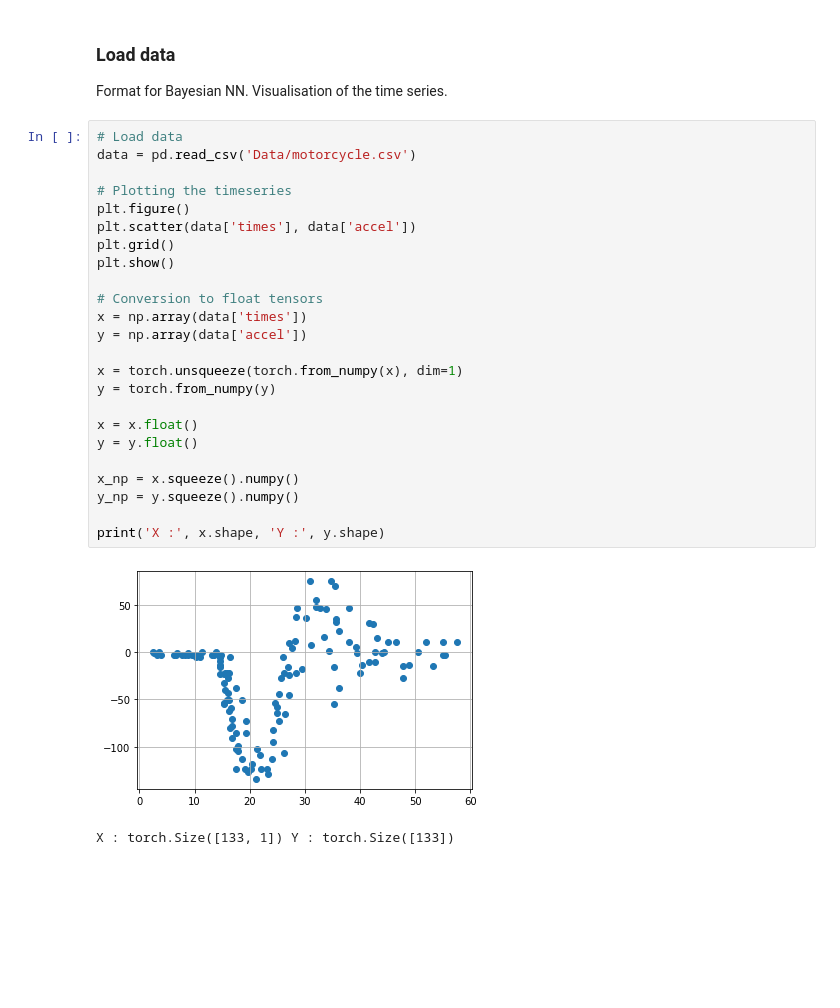
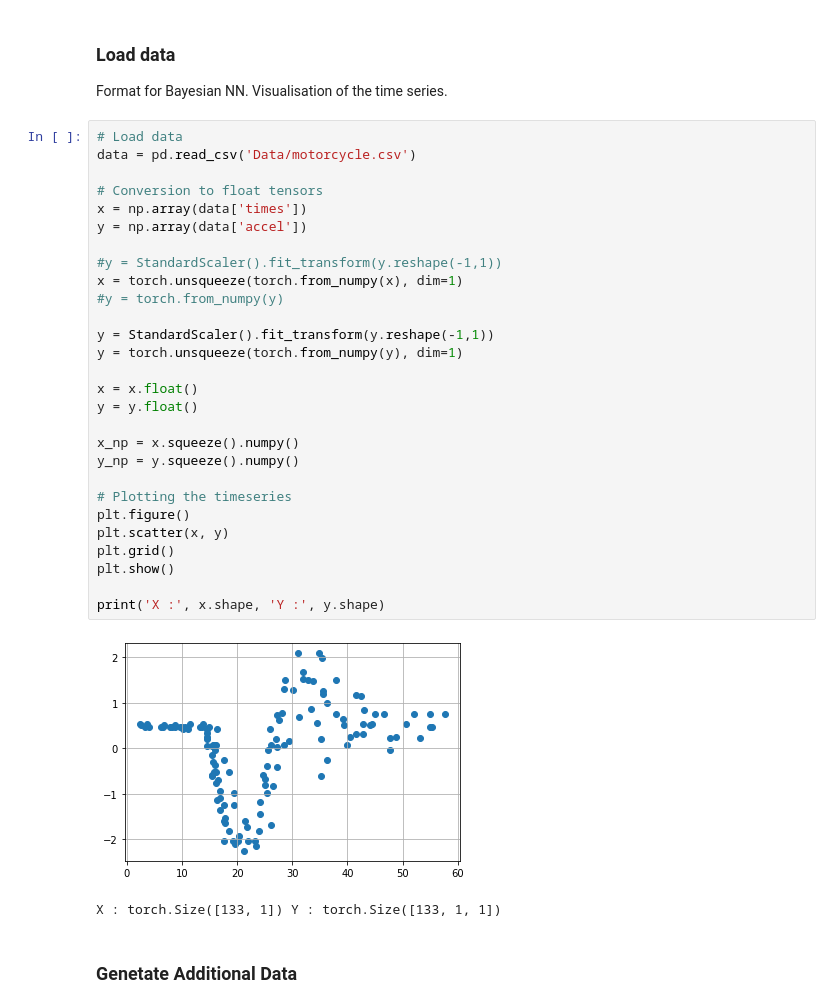
Before and after one commit to nalatraz/DeepLearning_Project7a, a Jupyter notebook: Bayesian Linear - Motorcycle Test.ipynb, the cells around one changed output. Saved outputs shown, nothing was run; the diff lists cells and outputs as text; blank space fills up the shorter version.

```diff
--- a/Bayesian Linear - Motorcycle Test.ipynb
+++ b/Bayesian Linear - Motorcycle Test.ipynb
@@ -27,28 +30,34 @@ Format for Bayesian NN. Visualisation of the time series.
 # %%
 # Load data
 data = pd.read_csv('Data/motorcycle.csv')
-
-# Plotting the timeseries
-plt.figure()
-plt.scatter(data['times'], data['accel'])
-plt.grid()
-plt.show()
 
 # Conversion to float tensors
 x = np.array(data['times'])
 y = np.array(data['accel'])
 
+#y = StandardScaler().fit_transform(y.reshape(-1,1))
 x = torch.unsqueeze(torch.from_numpy(x), dim=1)
-y = torch.from_numpy(y)
+#y = torch.from_numpy(y)
+
+y = StandardScaler().fit_transform(y.reshape(-1,1))
+y = torch.unsqueeze(torch.from_numpy(y), dim=1)
 
 x = x.float()
 y = y.float()
 
 x_np = x.squeeze().numpy()
 y_np = y.squeeze().numpy()
 
+# Plotting the timeseries
+plt.figure()
+plt.scatter(x, y)
+plt.grid()
+plt.show()
+
 print('X :', x.shape, 'Y :', y.shape)
 # %% [output]
-[figure, old version]
+[figure, new version]
-X : torch.Size([133, 1]) Y : torch.Size([133])
+X : torch.Size([133, 1]) Y : torch.Size([133, 1, 1])
+# %% [markdown]
+### Genetate Additional Data
 # %%
```
Also changed, not shown: parts of 14 cells of this notebook.
